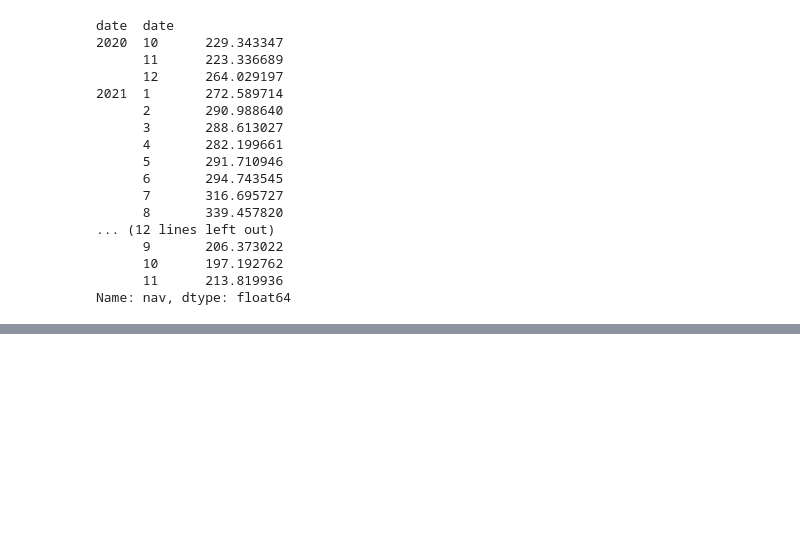
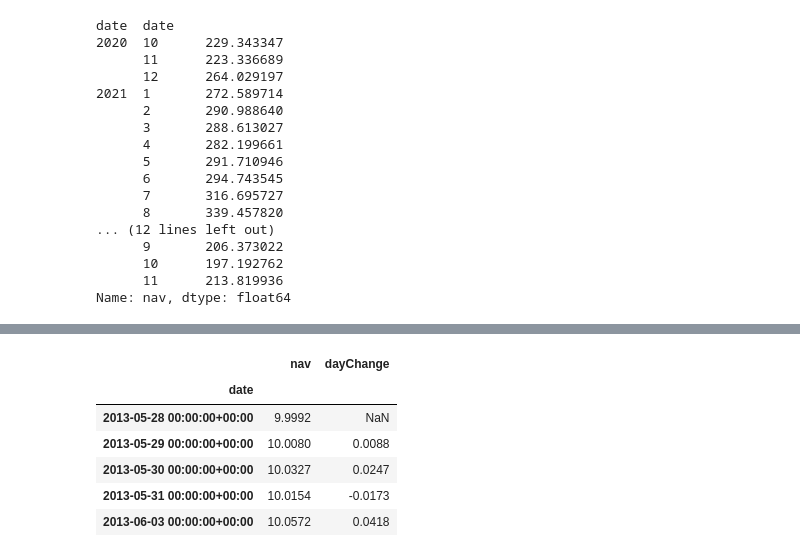
Before and after one commit to ParikhKadam/mutual-fund-analysis, a Jupyter notebook: notebooks/Mutual_Fund_Analysis.ipynb, the cells around one changed output, grey strips where cells are left out. Cells and saved outputs as stored; diff of their text form; code cells hidden in the pictures; blank space fills up the shorter version.

```diff
--- a/notebooks/Mutual_Fund_Analysis.ipynb
+++ b/notebooks/Mutual_Fund_Analysis.ipynb
@@ -529,0 +575,10 @@ Name: nav, dtype: float64
+# %%
+df_nav.head()
+# %% [output]
+|  | nav | dayChange |
+| date |  |  |
+| 2013-05-28 00:00:00+00:00 | 9.9992 | NaN |
+| 2013-05-29 00:00:00+00:00 | 10.0080 | 0.0088 |
+| 2013-05-30 00:00:00+00:00 | 10.0327 | 0.0247 |
+| 2013-05-31 00:00:00+00:00 | 10.0154 | -0.0173 |
+| 2013-06-03 00:00:00+00:00 | 10.0572 | 0.0418 |
```
Also changed, not shown: parts of 28 cells of this notebook.
